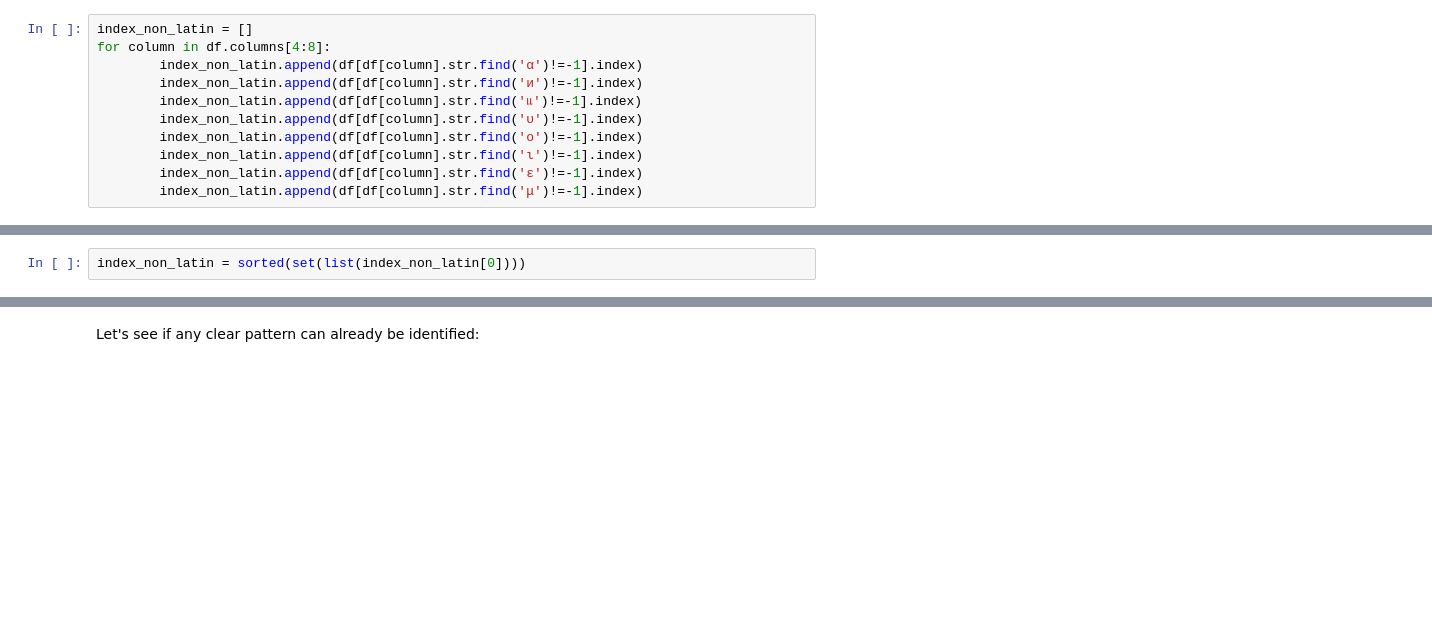
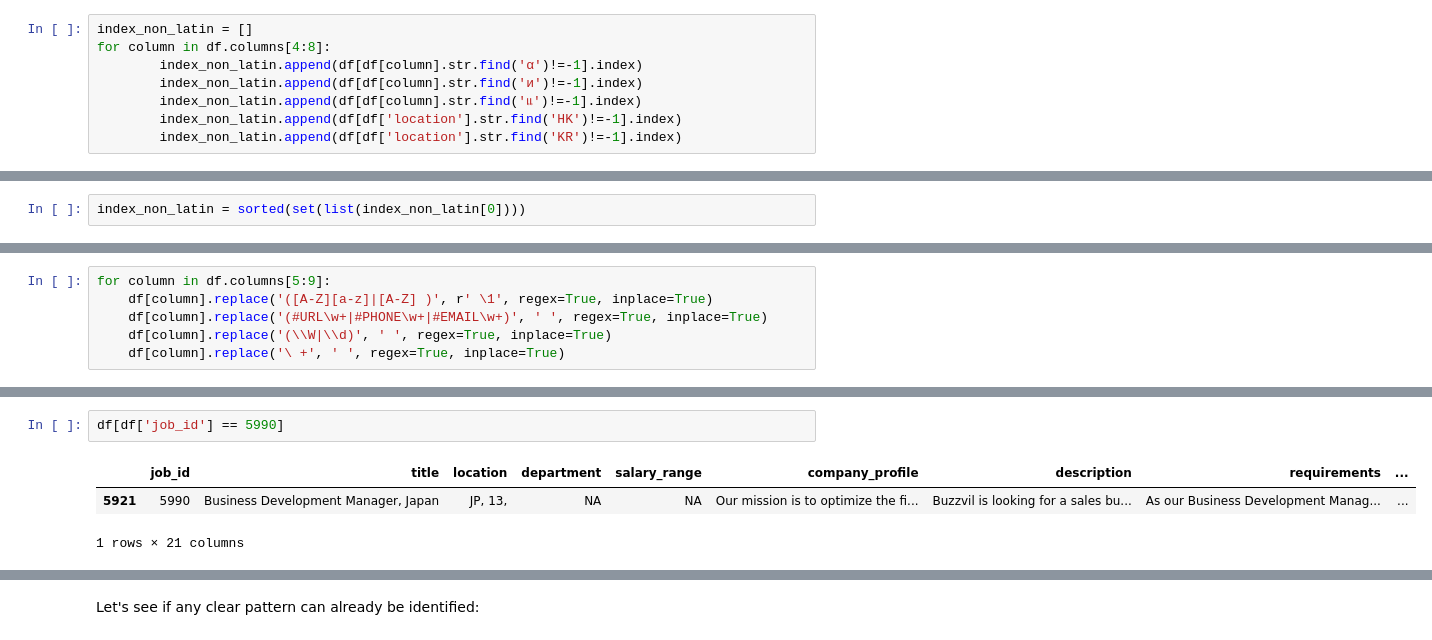
Before and after one commit to aghilissen/FakeJobDetection, a Jupyter notebook: index.ipynb, the cells around one changed output, grey strips where cells are left out. Drawn from its saved outputs; the diff is of its cells as text; blank space fills up the shorter version.

```diff
--- a/index.ipynb
+++ b/index.ipynb
@@ -93,11 +103,8 @@ for column in df.columns[4:8]:
         index_non_latin.append(df[df[column].str.find('α')!=-1].index)
         index_non_latin.append(df[df[column].str.find('и')!=-1].index)
         index_non_latin.append(df[df[column].str.find('แ')!=-1].index)
-        index_non_latin.append(df[df[column].str.find('υ')!=-1].index)
-        index_non_latin.append(df[df[column].str.find('ο')!=-1].index)
-        index_non_latin.append(df[df[column].str.find('ι')!=-1].index)
-        index_non_latin.append(df[df[column].str.find('ε')!=-1].index)
-        index_non_latin.append(df[df[column].str.find('μ')!=-1].index)
+        index_non_latin.append(df[df['location'].str.find('HK')!=-1].index)
+        index_non_latin.append(df[df['location'].str.find('KR')!=-1].index)
 # %%
 for i in range(1,len(index_non_latin)):
     index_non_latin[0] = index_non_latin[0].append(index_non_latin[i])
@@ -118,0 +124,6 @@ len(df)
+# %%
+for column in df.columns[5:9]:
+    df[column].replace('([A-Z][a-z]|[A-Z] )', r' \1', regex=True, inplace=True)
+    df[column].replace('(#URL\w+|#PHONE\w+|#EMAIL\w+)', ' ', regex=True, inplace=True)
+    df[column].replace('(\\W|\\d)', ' ', regex=True, inplace=True)
+    df[column].replace('\ +', ' ', regex=True, inplace=True)
@@ -119 +141,7 @@ len(df)
+# %%
+df[df['job_id'] == 5990]
+# %% [output]
+|  | job_id | title | location | department | salary_range | company_profile | description | requirements | ... |
+| 5921 | 5990 | Business Development Manager, Japan | JP, 13, | NA | NA | Our mission is to optimize the fi... | Buzzvil is looking for a sales bu... | As our Business Development Manag... | ... |
+1 rows × 21 columns
 # %%
```
Also changed, not shown: parts of 40 cells of this notebook.
